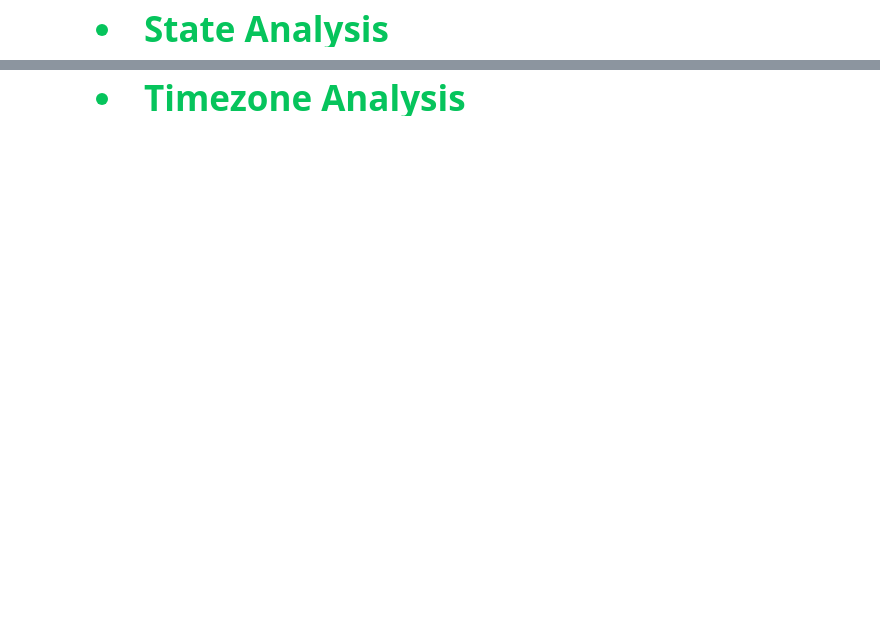
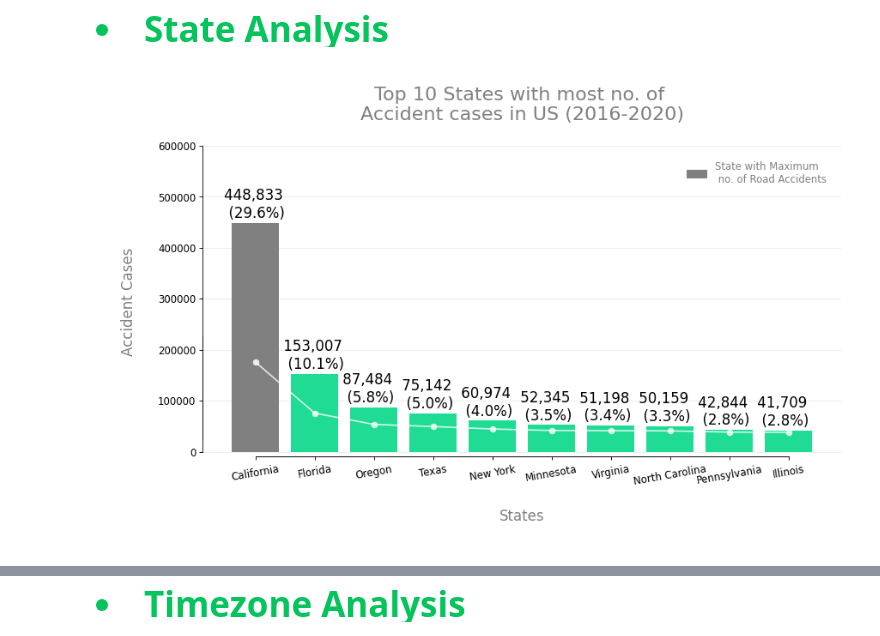
Before and after one commit to SatyaRay003/US-Accidents-Exploratory-Data-Analysis, a Jupyter notebook: 50-insights-extraction-us-accident-analysis.ipynb, the cells around one changed output, grey strips where cells are left out. Saved outputs shown, nothing was run; the diff lists cells and outputs as text; code cells hidden in the pictures; blank space fills up the shorter version.

```diff
--- a/50-insights-extraction-us-accident-analysis.ipynb
+++ b/50-insights-extraction-us-accident-analysis.ipynb
@@ -343,5 +379,5 @@ state_df['State'] = state_df['State'].apply(convert)
 # %%
-fig, ax = plt.subplots(figsize = (15,6), dpi = 80)
+fig, ax = plt.subplots(figsize = (12,6), dpi = 80)
 # ax.set_facecolor('#e6f2ed')
 # fig.patch.set_facecolor('#e6f2ed')
 
@@ -354,37 +390,40 @@ sns.lineplot(data = state_df[:10], marker='o', x='State', y='Cases', color = 'wh
 
 total = df.shape[0]
 for i in ax.patches:
-    ax.text(i.get_x()+0.001, i.get_height()+10000, \
-            '{:,d} \n  ({}%) '.format(int(i.get_height()), round(100*i.get_height()/total)), fontsize=15,
+    ax.text(i.get_x()-0.2, i.get_height()+10000, \
+            ' {:,d}\n  ({}%) '.format(int(i.get_height()), round(100*i.get_height()/total, 1)), fontsize=15,
                 color='black')
 
 
 ax.set(ylim =(-10000, 600000))
 ax1.set(ylim =(-100000, 1700000))
 
-plt.title('\nTop 10 States with most no. of Accident cases in US (2016-2020)\n', size=20, color='grey')
+plt.title('\nTop 10 States with most no. of \nAccident cases in US (2016-2020)\n', size=20, color='grey')
 ax1.axes.yaxis.set_visible(False)
 ax.set_xlabel('\nStates\n', fontsize=15, color='grey')
 ax.set_ylabel('\nAccident Cases\n', fontsize=15, color='grey')
 
 for i in ['top','right']:
     side1 = ax.spines[i]
     side1.set_visible(False)
     side2 = ax1.spines[i]
     side2.set_visible(False)
 
 ax.set_axisbelow(True)
 ax.grid(color='#b2d6c7', linewidth=1, axis='y', alpha=.3)
 
 ax.spines['bottom'].set_bounds(0.005, 9)
 ax.spines['left'].set_bounds(0, 600000)
 ax1.spines['bottom'].set_bounds(0.005, 9)
 ax1.spines['left'].set_bounds(0, 600000)
-ax.tick_params(axis='both', which='major', labelsize=10.6)
+ax.tick_params(axis='y', which='major', labelsize=10.6)
+ax.tick_params(axis='x', which='major', labelsize=10.6, rotation=10)
 
 MA = mpatches.Patch(color='grey', label='State with Maximum\n no. of Road Accidents')
 ax.legend(handles=[MA], prop={'size': 10.5}, loc='best', borderpad=1,
           labelcolor=['grey'], edgecolor='white');
+# %% [output]
+[figure, added]
 # %% [markdown]
 <p><img alt="Insight logo" src="https://drive.google.com/uc?export=view&id=15uX4fnuDMuki2xAnjK8wv-ifJhAkBtJ2" align="left" hspace="10px" vspace="0px"></p>
 
```
Also changed, not shown: parts of 37 cells of this notebook.
